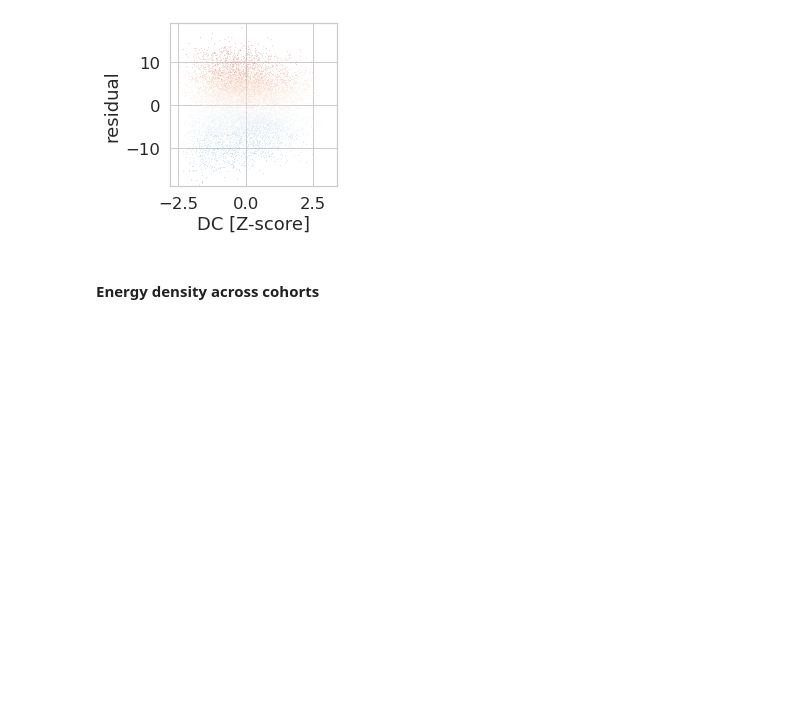
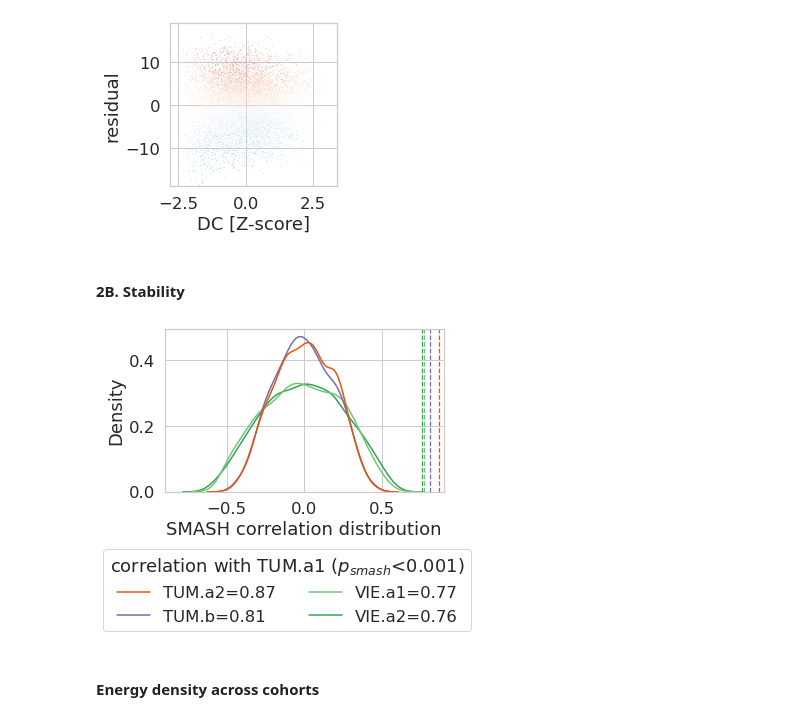
Before and after one commit to NeuroenergeticsLab/energetic_costs, a Jupyter notebook: scripts/Manuscript Figures.ipynb, the cells around one changed output. Cells and saved outputs as stored; diff of their text form; code cells hidden in the pictures; blank space fills up the shorter version.

Commit message:
Figure 2B added

```diff
--- a/scripts/Manuscript Figures.ipynb
+++ b/scripts/Manuscript Figures.ipynb
@@ -150,6 +150,8 @@ else:
     if 'index' in all_ind_vox_vals.columns: all_ind_vox_vals.drop(['index'], axis = 1, inplace=True)
     with open(os.path.join(root_dir,'gx_all-cohorts_data_nsubj-{}_{}-{}_v1.1.pickle'.format(total_n_subj,conn_metric,dc_type)), 'rb') as f:
         cohorts_metadata = pickle.load(f)
+    all_avg_vox_vals_with_gx_mask = pd.read_csv(os.path.join(root_dir,'gx_all-cohorts_vox_gx-mask_nsubj-{}_{}-{}_v1.0.csv.zip'.format(total_n_subj,conn_metric,dc_type)))
+    if 'index' in all_avg_vox_vals_with_gx_mask.columns: all_avg_vox_vals_with_gx_mask.drop(['index'], axis = 1, inplace=True)
     all_ind_roi_vals = all_ind_vox_vals.groupby(['cohort','sid','roi_id'], as_index=False).median()
 
     ### UPDATE!
@@ -342,6 +344,28 @@ plt.gca().set(xlabel=xlabel,ylabel='residual',ylim=(-19,19))
 [Text(0.5, 0, 'DC [Z-score]'), Text(0, 0.5, 'residual'), (-19.0, 19.0)]
 [figure]
 [figure]
+# %% [markdown]
+#### 2B. Stability
+# %%
+sd_smash_corr_bet_coh_df = pd.DataFrame({})
+sd_smash_corr_bet_coh_palette = {}
+for cohort in cohort_order[1:]:
+    r_param,p_param=stats.pearsonr(all_avg_vox_vals_with_gx_mask.loc[all_avg_vox_vals_with_gx_mask.cohort==f'{reference_site}.{reference_cohort}','energy_density'],
+                                   all_avg_vox_vals_with_gx_mask.loc[all_avg_vox_vals_with_gx_mask.cohort==cohort,'energy_density'])
+    sd_smash_corr_bet_coh_df[f'{cohort}={r_param:.2f}'] = cohorts_metadata['all']['smash_sd_{}-{}'.format(f'{reference_site}.{reference_cohort}',cohort)]
+    sd_smash_corr_bet_coh_palette[f'{cohort}={r_param:.2f}'] = cohorts_metadata[cohort.split('.')[0]][cohort.split('.')[1]]['color']
+plt.figure(figsize=(5,3))
+g = sns.kdeplot(data=sd_smash_corr_bet_coh_df,palette=sd_smash_corr_bet_coh_palette,legend=True)
+legend_handles = g.get_legend().legendHandles #get_legend_handles_labels()
+g.get_legend().remove()
+plt.legend(handles=legend_handles,title='correlation with TUM.a1 '+r'$(p_{smash}$<0.001)', loc='upper left',ncol=2,bbox_to_anchor=(-0.25,-0.3), labels=list(sd_smash_corr_bet_coh_df.columns))
+#plt.legend(legend_handles[0],legend_handles[1],title='correlation with TUM.a1 '+r'$(p_{smash}$<0.001)', loc='upper left', labels=list(sd_smash_corr_bet_coh_df.columns),ncol=2,bbox_to_anchor=(-0.25,-0.3))
+plt.gca().set_xlim(-0.9,0.9)
+plt.gca().set_xlabel('SMASH correlation distribution')
+for ix,col in enumerate(list(sd_smash_corr_bet_coh_df.columns)):
+    plt.gca().axvline(float(col.split('=')[1]), 0, 1, color=sd_smash_corr_bet_coh_palette[col], linestyle='dashed', lw=1.25)
+# %% [output]
+[figure, added]
 # %% [markdown]
 #### Energy density across cohorts
 # %%
```
Also changed, not shown: 2 other files.
